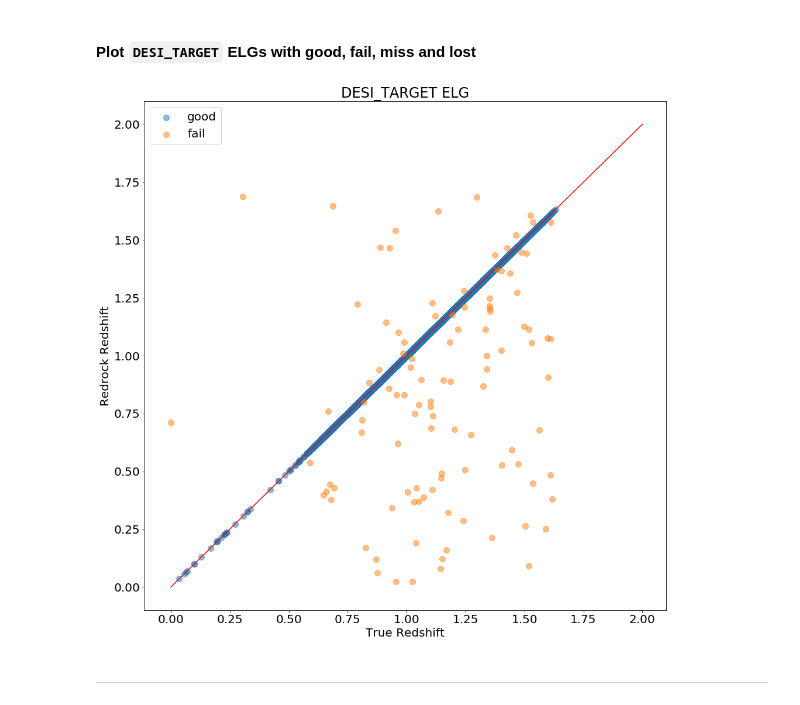
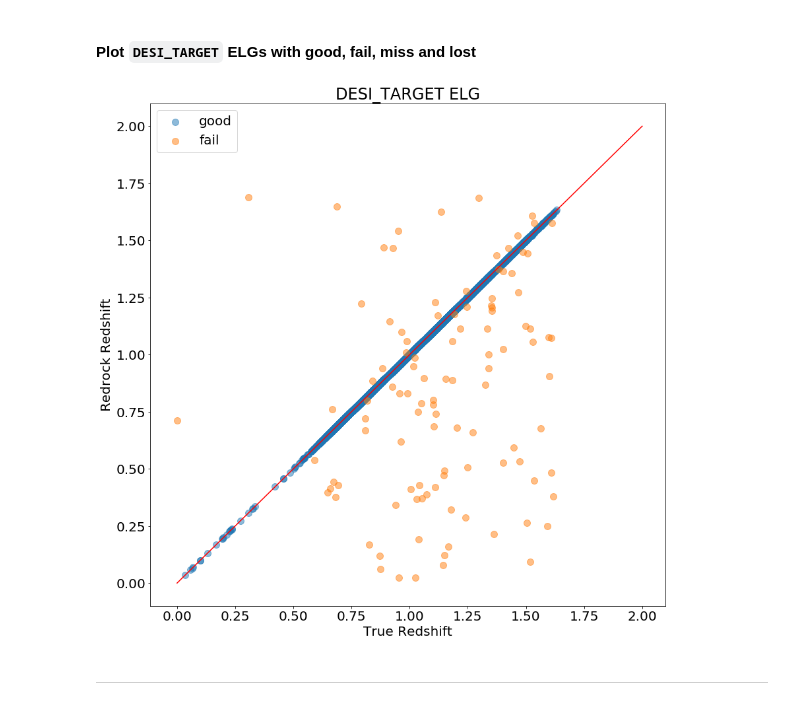
Before and after one commit to Yucheng-Zhang/desi_nbs, a Jupyter notebook: elg_zfails.ipynb, the cells around one changed output. Cells and saved outputs as stored; diff of their text form; code cells hidden in the pictures.

```diff
--- a/elg_zfails.ipynb
+++ b/elg_zfails.ipynb
@@ -99,7 +99,7 @@ ztruth
 # %% [markdown]
 #### Simple plot of True z vs Redrock z for `TEMPLATETYPE` ELGs
 # %%
-rcParams['figure.figsize'] = [16, 16]
+rcParams['figure.figsize'] = [14, 14]
 rcParams['font.size'] = 20
 fig, (ax) = plt.subplots(1, 1)
 # y = x line
@@ -246,7 +246,7 @@ print(len(ztruth[rr_elg_mask][res_mask_bgs]), len(ztruth[rr_elg_mask][res_mask_s
 # %% [markdown]
 - It seems that all `TEMPLATETYPE` ELGs are `DESI_TARGET` ELGs, while some BGS's and STARs are also `DESI_TARGET` ELGs.
 # %%
-rcParams['figure.figsize'] = [16, 16]
+rcParams['figure.figsize'] = [14, 14]
 rcParams['font.size'] = 20
 fig, (ax) = plt.subplots(1, 1)
 # y = x line
@@ -275,29 +275,29 @@ plt.show()
 # %% [markdown]
 #### Plot `DESI_TARGET` ELGs with good, fail, miss and lost
 # %%
-rcParams['figure.figsize'] = [16, 16]
+rcParams['figure.figsize'] = [14, 14]
 rcParams['font.size'] = 20
 fig, (ax) = plt.subplots(1, 1)
 # y = x line
 ax.plot([0, 2], [0, 2], 'r-')
 
 ax.scatter(ztruth[good_mask]['TRUEZ'], ztruth[good_mask]['Z'], c='tab:blue', s=100, alpha=0.5, label='good')
 ax.scatter(ztruth[fail_mask]['TRUEZ'], ztruth[fail_mask]['Z'], c='tab:orange', s=100, alpha=0.5, label='fail')
 # ax.scatter(ztruth[miss_mask]['TRUEZ'], ztruth[miss_mask]['Z'], c='tab:green', s=100, alpha=0.5, label='miss')
 # ax.scatter(ztruth[lost_mask]['TRUEZ'], ztruth[lost_mask]['Z'], c='tab:gray', s=100, alpha=0.5, label='lost')
 
 # ax.set_xlim(0, 2)
 ax.set_xlabel('True Redshift')
 
 # ax.set_ylim(0, 2)
 ax.set_ylabel('Redrock Redshift')
 
 ax.set_title('DESI_TARGET ELG')
 ax.legend()
 
 plt.show()
 # %% [output]
-[figure, old version]
+[figure, new version]
 # %% [markdown]
 ---
 # %% [markdown]
```
Also changed, not shown: parts of 33 cells of this notebook, 3 other files.
